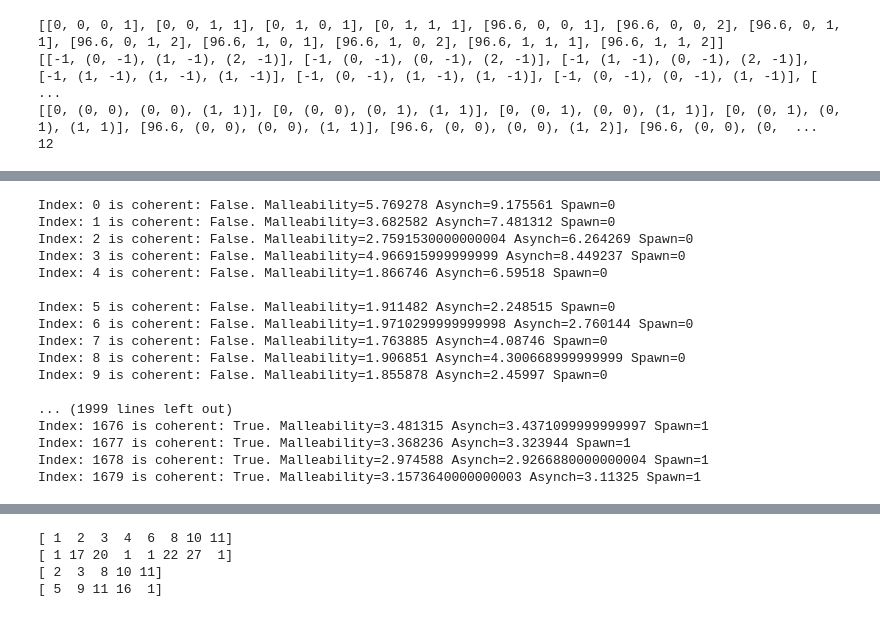
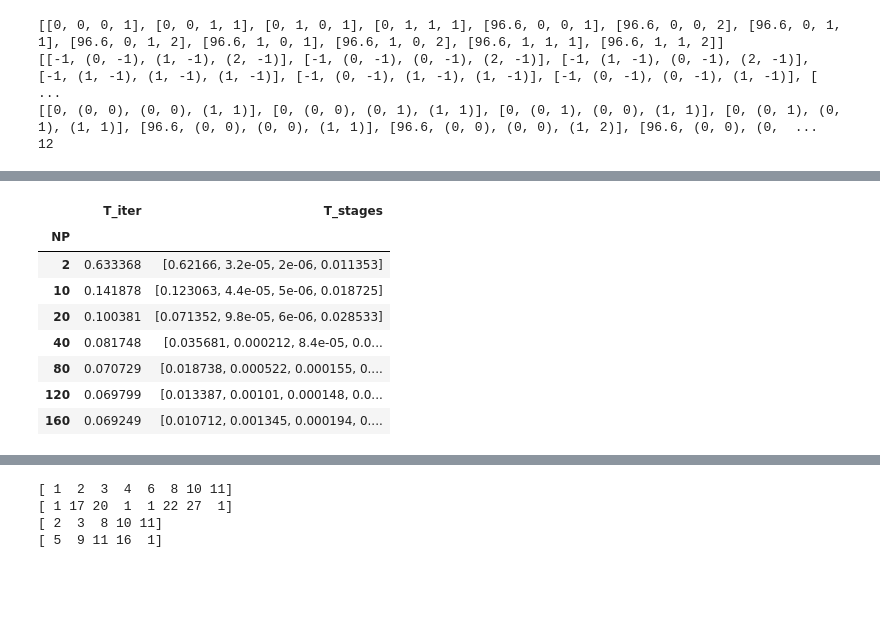
Before and after one commit to hpca-uji/Proteo, a Jupyter notebook: Analysis/new_analyser.ipynb, the cells around one changed output, grey strips where cells are left out. Saved outputs shown, nothing was run; the diff lists cells and outputs as text; code cells hidden in the pictures; blank space fills up the shorter version.

```diff
--- a/Analysis/new_analyser.ipynb
+++ b/Analysis/new_analyser.ipynb
@@ -374,34 +341,12 @@ dfM
-# %%
-#FIXME Reescribir a comprobar suma de iters async contra T_Malleability
-#for index in range(len(configurations)):
-    #if configurations[index][0] > 0:
-        #configM = configurations_simple[index]
-        #configL = configurations[index]
-        #grouped_aggM.loc[(*configM,slice(None)),'Resize_Coherency'] = (grouped_aggLAsynch.loc[(*configL,slice(None))]['T_sum'] / grouped_aggM.loc[(*configM,slice(None))]['T_Malleability']).values
-test=dfM[(dfM.Asynch_Iters > 0)]
-for index in range(len(test)):
-    aux_value = test["T_iter"].values[index][-test["Asynch_Iters"].values[index]:]
-    aux_value = np.sum(aux_value)
-    coherent = test["T_Malleability"].values[index] > aux_value
-    print("Index: " +str(index) + " is coherent: " + str(coherent) + ". Malleability=" + str(test["T_Malleability"].values[index]) + " Asynch="+ str(aux_value) + \
-          " Spawn="+str(test["Spawn_Method"].values[index]))
-    if index%5==4:
-        print(" ")
-# %% [output]
-Index: 0 is coherent: False. Malleability=5.769278 Asynch=9.175561 Spawn=0
-Index: 1 is coherent: False. Malleability=3.682582 Asynch=7.481312 Spawn=0
-Index: 2 is coherent: False. Malleability=2.7591530000000004 Asynch=6.264269 Spawn=0
-Index: 3 is coherent: False. Malleability=4.966915999999999 Asynch=8.449237 Spawn=0
-Index: 4 is coherent: False. Malleability=1.866746 Asynch=6.59518 Spawn=0
-
-Index: 5 is coherent: False. Malleability=1.911482 Asynch=2.248515 Spawn=0
-Index: 6 is coherent: False. Malleability=1.9710299999999998 Asynch=2.760144 Spawn=0
-Index: 7 is coherent: False. Malleability=1.763885 Asynch=4.08746 Spawn=0
-Index: 8 is coherent: False. Malleability=1.906851 Asynch=4.300668999999999 Spawn=0
-Index: 9 is coherent: False. Malleability=1.855878 Asynch=2.45997 Spawn=0
-
-... (1999 lines left out)
-Index: 1676 is coherent: True. Malleability=3.481315 Asynch=3.4371099999999997 Spawn=1
-Index: 1677 is coherent: True. Malleability=3.368236 Asynch=3.323944 Spawn=1
-Index: 1678 is coherent: True. Malleability=2.974588 Asynch=2.9266880000000004 Spawn=1
-Index: 1679 is coherent: True. Malleability=3.1573640000000003 Asynch=3.11325 Spawn=1
+# %%
+grouped_aggLSynch
+# %% [output]
+|  | T_iter | T_stages |
+| NP |  |  |
+| 2 | 0.633368 | [0.62166, 3.2e-05, 2e-06, 0.011353] |
+| 10 | 0.141878 | [0.123063, 4.4e-05, 5e-06, 0.018725] |
+| 20 | 0.100381 | [0.071352, 9.8e-05, 6e-06, 0.028533] |
+| 40 | 0.081748 | [0.035681, 0.000212, 8.4e-05, 0.0... |
+| 80 | 0.070729 | [0.018738, 0.000522, 0.000155, 0.... |
+| 120 | 0.069799 | [0.013387, 0.00101, 0.000148, 0.0... |
+| 160 | 0.069249 | [0.010712, 0.001345, 0.000194, 0.... |
```
Also changed, not shown: parts of 19 cells of this notebook.
